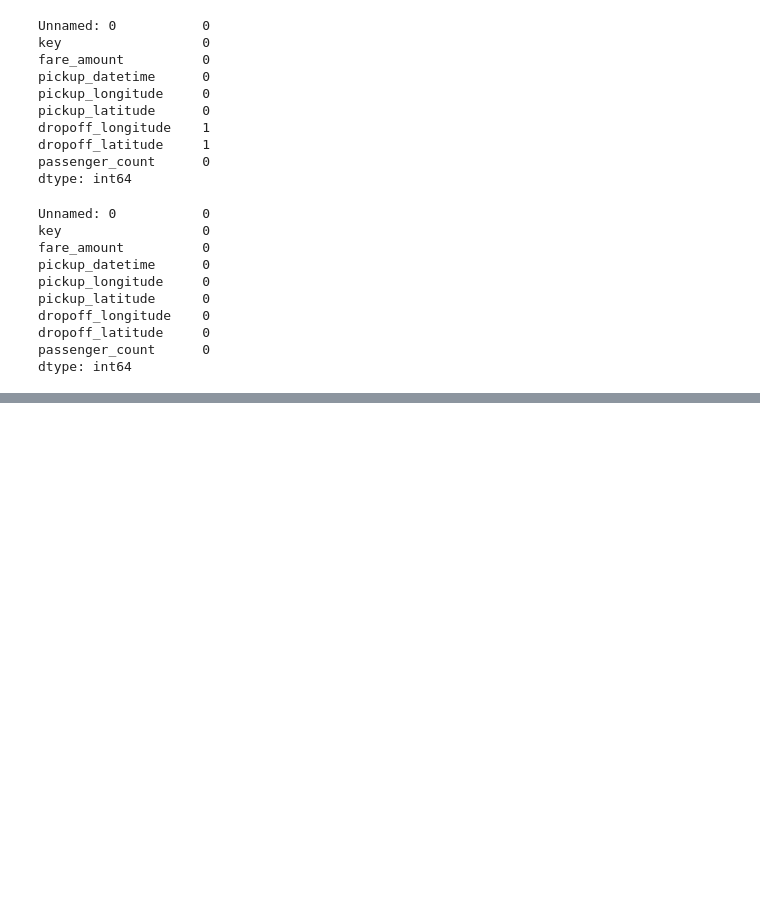
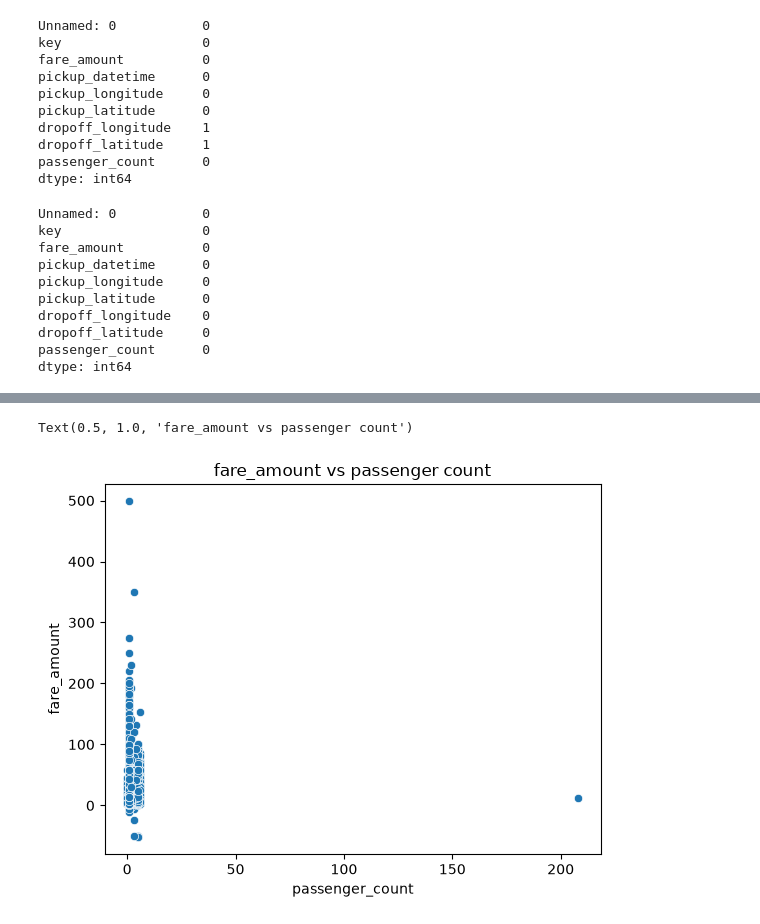
Before and after one commit to NimbalkarYash/machineLearning_practicals, a Jupyter notebook: ML1ASS.ipynb, the cells around one changed output, grey strips where cells are left out. Drawn from its saved outputs; the diff is of its cells as text; code cells hidden in the pictures; blank space fills up the shorter version.

```diff
--- a/ML1ASS.ipynb
+++ b/ML1ASS.ipynb
@@ -82,7 +89,7 @@ dtype: int64
 #handling the pick-up timings
 
 df["pickup_datetime"] = pd.to_datetime(df["pickup_datetime"]).dt.strftime("%H").astype('float')
-df = df.remane({"pickup_datetime": "time"})
+df.rename(columns = {"pickup_datetime": "time"}, inplace = True)
 # %%
 df.info()
 # %% [output]
@@ -102,3 +109,24 @@ Data columns (total 9 columns):
  8   passenger_count    199999 non-null  int64
 dtypes: float64(6), int64(2), str(1)
 memory usage: 20.6 MB
+# %%
+#finding out the distance
+
+import math
+
+def findDistance(lan1, lan2, lon1, lon2):
+    d1 = lan2 - lan1
+    d2 = lon2 - lon1
+    d3 = d2**2 + d1**2
+
+    return math.sqrt(d3)
+
+
+df['distance'] = df.apply(
+    lambda row: findDistance(
+        row['pickup_latitude'],
+        row['dropoff_latitude'],
+        row['pickup_longitude'],
+        row['dropoff_longitude']
+    ), axis = 1
+)
@@ -104,0 +142,6 @@ memory usage: 20.6 MB
+# %%
+sns.scatterplot(data = df, y = "fare_amount", x = "passenger_count")
+plt.title("fare_amount vs passenger count")
+# %% [output]
+Text(0.5, 1.0, 'fare_amount vs passenger count')
+[figure, added]
```
Also changed, not shown: parts of 15 cells of this notebook, 1 other file.
